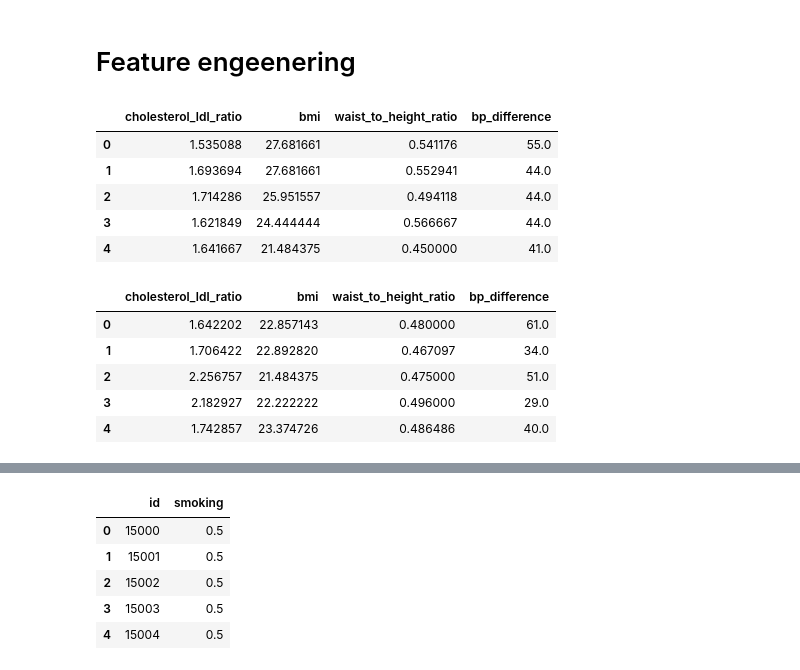
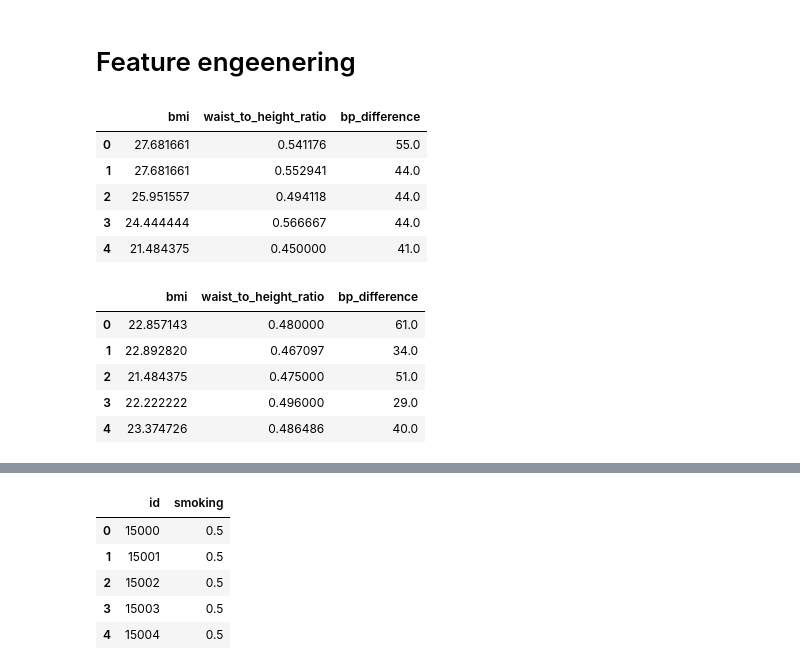
Before and after one commit to Nigoraa1/Smoking_Predictive_Analysis, a Jupyter notebook: main.ipynb, the cells around one changed output, grey strips where cells are left out. Saved outputs shown, nothing was run; the diff lists cells and outputs as text; code cells hidden in the pictures.

```diff
--- a/main.ipynb
+++ b/main.ipynb
@@ -39,34 +39,31 @@ df_train.head()
 # %% [markdown]
 # Feature engeenering
 # %%
-# Create new features
+# Create new features for train
 
-# 1. Cholesterol to LDL Ratio
-df_train['cholesterol_ldl_ratio'] = df_train['Cholesterol'] / df_train['LDL']
 
 # 2. BMI (Body Mass Index) = weight(kg) / height(m)^2
 df_train['bmi'] = df_train['weight(kg)'] / (df_train['height(cm)'] / 100) ** 2
 
 # 3. Waist-to-Height Ratio
 df_train['waist_to_height_ratio'] = df_train['waist(cm)'] / df_train['height(cm)']
 
 # 4. Blood Pressure Difference (Systolic - Relaxation)
 df_train['bp_difference'] = df_train['systolic'] - df_train['relaxation']
 
 # Check the new features
-df_train[['cholesterol_ldl_ratio', 'bmi', 'waist_to_height_ratio', 'bp_difference']].head()
+df_train[[ 'bmi', 'waist_to_height_ratio', 'bp_difference']].head()
 # %% [output]
-|  | cholesterol_ldl_ratio | bmi | waist_to_height_ratio | bp_difference |
-| 0 | 1.535088 | 27.681661 | 0.541176 | 55.0 |
-| 1 | 1.693694 | 27.681661 | 0.552941 | 44.0 |
-| 2 | 1.714286 | 25.951557 | 0.494118 | 44.0 |
-| 3 | 1.621849 | 24.444444 | 0.566667 | 44.0 |
-| 4 | 1.641667 | 21.484375 | 0.450000 | 41.0 |
+|  | bmi | waist_to_height_ratio | bp_difference |
+| 0 | 27.681661 | 0.541176 | 55.0 |
+| 1 | 27.681661 | 0.552941 | 44.0 |
+| 2 | 25.951557 | 0.494118 | 44.0 |
+| 3 | 24.444444 | 0.566667 | 44.0 |
+| 4 | 21.484375 | 0.450000 | 41.0 |
 # %%
-# Create new features
+# Create new features for test
 
-# 1. Cholesterol to LDL Ratio
-df_test['cholesterol_ldl_ratio'] = df_test['Cholesterol'] / df_test['LDL']
+
 
 # 2. BMI (Body Mass Index) = weight(kg) / height(m)^2
 df_test['bmi'] = df_test['weight(kg)'] / (df_test['height(cm)'] / 100) ** 2
@@ -78,11 +75,11 @@ df_test['waist_to_height_ratio'] = df_test['waist(cm)'] / df_test['height(cm)']
 df_test['bp_difference'] = df_test['systolic'] - df_test['relaxation']
 
 # Check the new features
-df_test[['cholesterol_ldl_ratio', 'bmi', 'waist_to_height_ratio', 'bp_difference']].head()
+df_test[[ 'bmi', 'waist_to_height_ratio', 'bp_difference']].head()
 # %% [output]
-|  | cholesterol_ldl_ratio | bmi | waist_to_height_ratio | bp_difference |
-| 0 | 1.642202 | 22.857143 | 0.480000 | 61.0 |
-| 1 | 1.706422 | 22.892820 | 0.467097 | 34.0 |
-| 2 | 2.256757 | 21.484375 | 0.475000 | 51.0 |
-| 3 | 2.182927 | 22.222222 | 0.496000 | 29.0 |
-| 4 | 1.742857 | 23.374726 | 0.486486 | 40.0 |
+|  | bmi | waist_to_height_ratio | bp_difference |
+| 0 | 22.857143 | 0.480000 | 61.0 |
+| 1 | 22.892820 | 0.467097 | 34.0 |
+| 2 | 21.484375 | 0.475000 | 51.0 |
+| 3 | 22.222222 | 0.496000 | 29.0 |
+| 4 | 23.374726 | 0.486486 | 40.0 |
```
Also changed, not shown: parts of 18 cells of this notebook, 1 other file.
